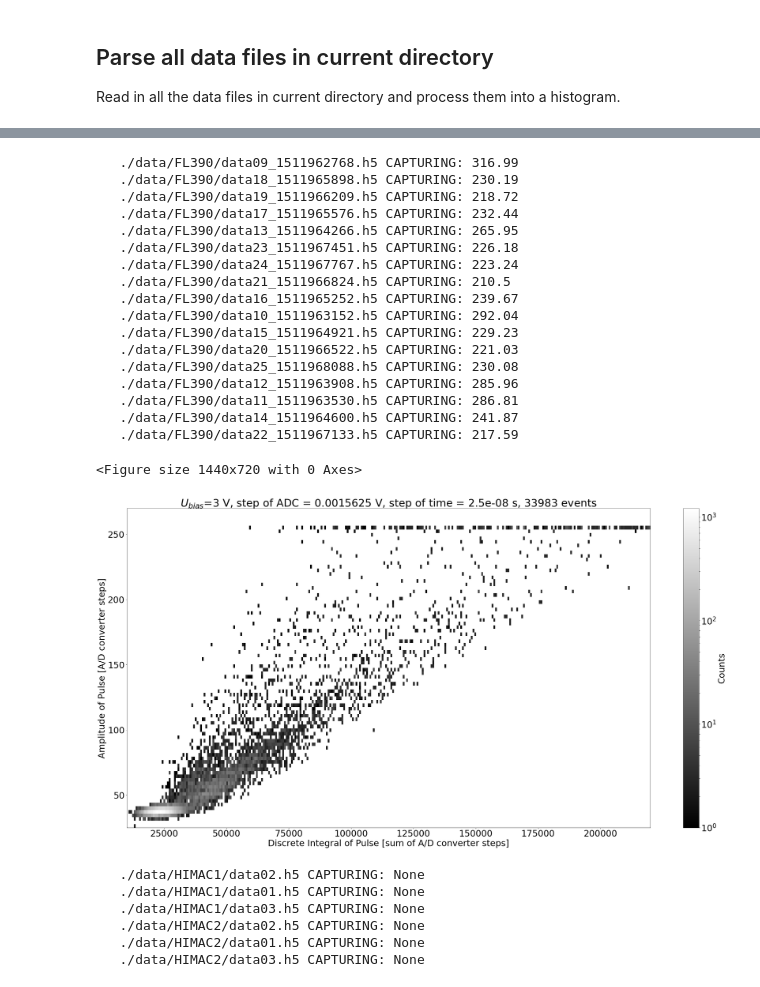
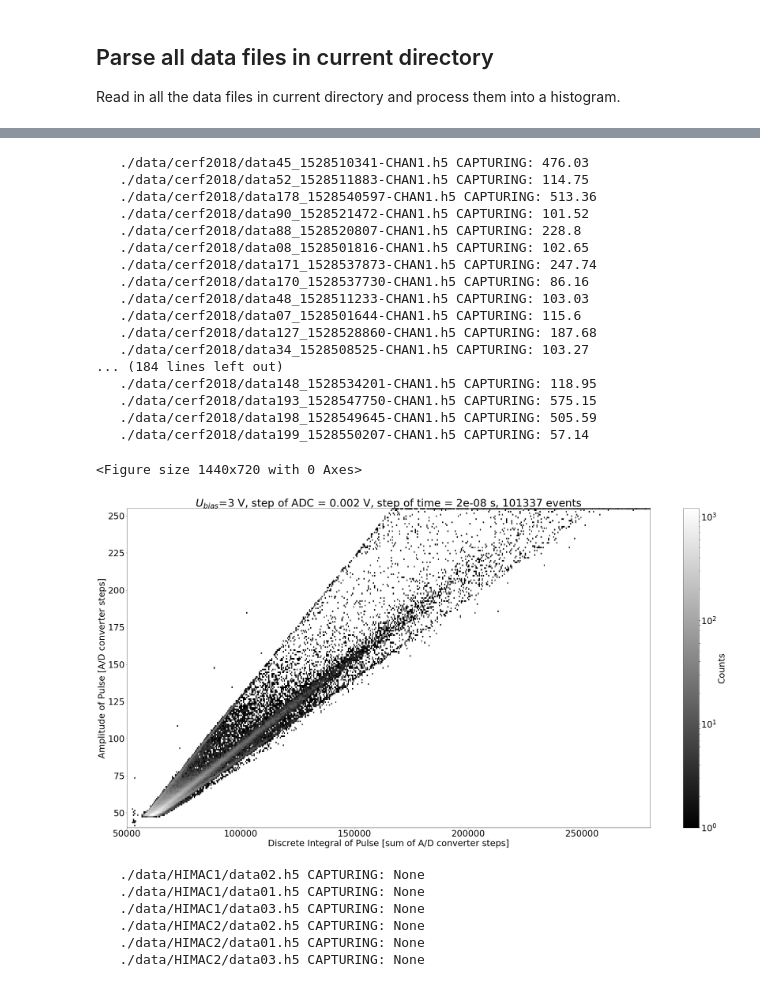
Before and after one commit to ODZ-UJF-AV-CR/Paper---Characterisation-of-mixed-radiation-field-by-PIN-diode-detector-on-board-aircraft, a Jupyter notebook: osciloskop-hystogram.ipynb, the cells around one changed output, grey strips where cells are left out. Saved outputs shown, nothing was run; the diff lists cells and outputs as text; code cells hidden in the pictures.

```diff
--- a/osciloskop-hystogram.ipynb
+++ b/osciloskop-hystogram.ipynb
@@ -224,53 +397,54 @@ def ProcessData(noise):
                 if np_data[i] > maximum:
                     maximum = np_data[i]
                 if np_data[i] < minimum:
                     minimum = np_data[i]
                 suma = suma + np_data[i]
             if ((maximum < 256)and(maximum > noise)):
                 x.append(maximum)
                 #y.append(suma/maximum)
                 y.append(suma)
                 z.append((maximum))
 
-for d in ['FL390']:
+for d in ['cerf2018']:
     for f in glob.iglob('./data/'+ d + '/data*.h5'): # generator, search immediate subdirectories
         print '  ', f,
         try:
             with h5py.File(f,'r') as hf:
                     ProcessData(0)
         except:
             pass
 
 matplotlib.rcParams.update({'font.size': 30})
 plt.figure(figsize=(40,20))
 plt.tight_layout()
 
-ble = plt.hist2d(y, x, bins=(300,90), range= [[10000, 220000], [25,270]], norm=matplotlib.colors.LogNorm(), cmap=plt.cm.gray)
+ble = plt.hist2d(y, x, bins=(500,215), range= [[50000, 280000], [40,255]], norm=matplotlib.colors.LogNorm(), cmap=plt.cm.gray)
+#ble = plt.hist2d(y, x, bins=(300,90), range= [[10000, 220000], [25,270]], norm=matplotlib.colors.LogNorm(), cmap=plt.cm.gray)
 plt.xlabel('Discrete Integral of Pulse [sum of A/D converter steps]')
 plt.ylabel('Amplitude of Pulse [A/D converter steps]')
 plt.title(r'$U_{bias}$=3 V, step of ADC = ' + str(yinc) + ' V, step of time = ' + str(xinc) + ' s, '+ str(all_frames) + ' events')
 cb = plt.colorbar()
 cb.set_label('Counts')
 # %% [output]
-   ./data/FL390/data09_1511962768.h5 CAPTURING: 316.99
-   ./data/FL390/data18_1511965898.h5 CAPTURING: 230.19
-   ./data/FL390/data19_1511966209.h5 CAPTURING: 218.72
-   ./data/FL390/data17_1511965576.h5 CAPTURING: 232.44
-   ./data/FL390/data13_1511964266.h5 CAPTURING: 265.95
-   ./data/FL390/data23_1511967451.h5 CAPTURING: 226.18
-   ./data/FL390/data24_1511967767.h5 CAPTURING: 223.24
-   ./data/FL390/data21_1511966824.h5 CAPTURING: 210.5
-   ./data/FL390/data16_1511965252.h5 CAPTURING: 239.67
-   ./data/FL390/data10_1511963152.h5 CAPTURING: 292.04
-   ./data/FL390/data15_1511964921.h5 CAPTURING: 229.23
-   ./data/FL390/data20_1511966522.h5 CAPTURING: 221.03
-   ./data/FL390/data25_1511968088.h5 CAPTURING: 230.08
-   ./data/FL390/data12_1511963908.h5 CAPTURING: 285.96
-   ./data/FL390/data11_1511963530.h5 CAPTURING: 286.81
-   ./data/FL390/data14_1511964600.h5 CAPTURING: 241.87
-   ./data/FL390/data22_1511967133.h5 CAPTURING: 217.59
+   ./data/cerf2018/data45_1528510341-CHAN1.h5 CAPTURING: 476.03
+   ./data/cerf2018/data52_1528511883-CHAN1.h5 CAPTURING: 114.75
+   ./data/cerf2018/data178_1528540597-CHAN1.h5 CAPTURING: 513.36
+   ./data/cerf2018/data90_1528521472-CHAN1.h5 CAPTURING: 101.52
+   ./data/cerf2018/data88_1528520807-CHAN1.h5 CAPTURING: 228.8
+   ./data/cerf2018/data08_1528501816-CHAN1.h5 CAPTURING: 102.65
+   ./data/cerf2018/data171_1528537873-CHAN1.h5 CAPTURING: 247.74
+   ./data/cerf2018/data170_1528537730-CHAN1.h5 CAPTURING: 86.16
+   ./data/cerf2018/data48_1528511233-CHAN1.h5 CAPTURING: 103.03
+   ./data/cerf2018/data07_1528501644-CHAN1.h5 CAPTURING: 115.6
+   ./data/cerf2018/data127_1528528860-CHAN1.h5 CAPTURING: 187.68
+   ./data/cerf2018/data34_1528508525-CHAN1.h5 CAPTURING: 103.27
+... (184 lines left out)
+   ./data/cerf2018/data148_1528534201-CHAN1.h5 CAPTURING: 118.95
+   ./data/cerf2018/data193_1528547750-CHAN1.h5 CAPTURING: 575.15
+   ./data/cerf2018/data198_1528549645-CHAN1.h5 CAPTURING: 505.59
+   ./data/cerf2018/data199_1528550207-CHAN1.h5 CAPTURING: 57.14
 <Figure size 1440x720 with 0 Axes>
-[figure, old version]
+[figure, new version]
 # %%
 %matplotlib inline
 
```
Also changed, not shown: parts of 16 cells of this notebook, 2 other files.
